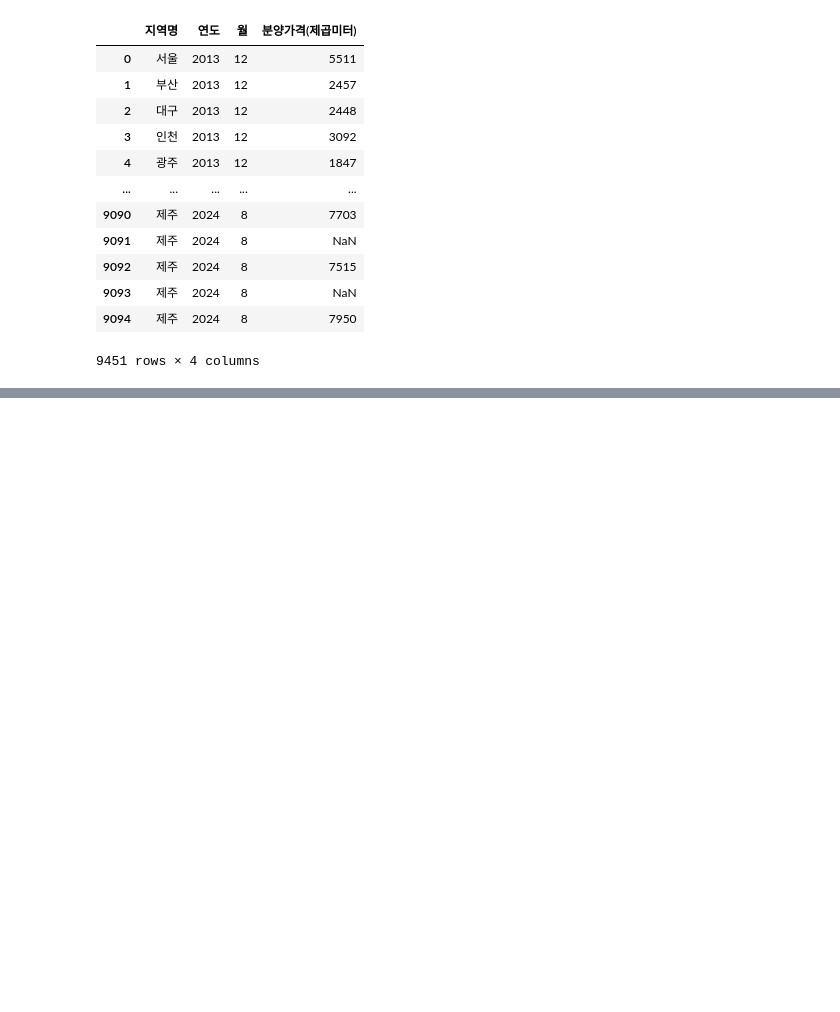
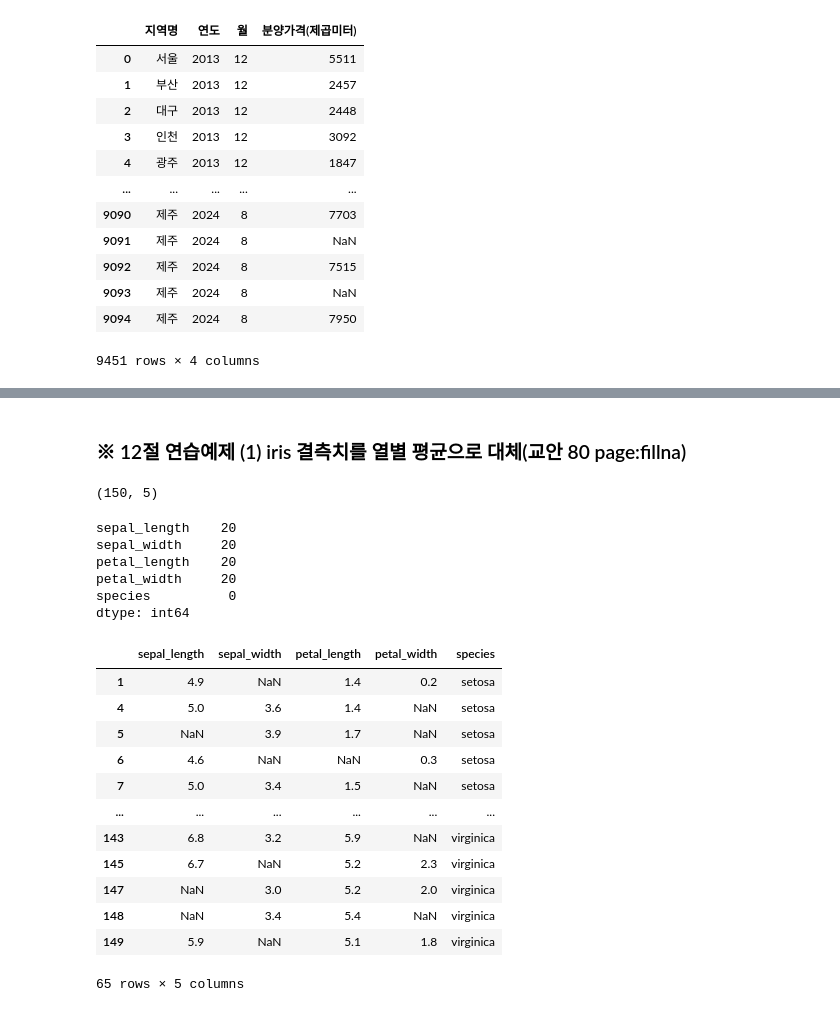
Before and after one commit to seungdobaek/ai_x, a Jupyter notebook: source/01_python/ch11_데이터프레임과시리즈_9~13절.ipynb, the cells around one changed output, grey strips where cells are left out. Cells and saved outputs as stored; diff of their text form; code cells hidden in the pictures; blank space fills up the shorter version.

```diff
--- a/source/01_python/ch11_데이터프레임과시리즈_9~13절.ipynb
+++ b/source/01_python/ch11_데이터프레임과시리즈_9~13절.ipynb
@@ -656,0 +890,42 @@ pd.concat([new_first, new_last])
+# %% [markdown]
+### ※ 12절 연습예제 (1) iris 결측치를 열별 평균으로 대체(교안 80 page:fillna)
+# %%
+import seaborn as sns
+iris = sns.load_dataset('iris')
+iris.shape
+# %% [output]
+(150, 5)
+# %%
+# 각 열(species 제외)에 결측치 20개씩 랜덤하게 심기
+import random
+for col in range(iris.shape[1]-1):
+    iris.iloc[random.sample(range(150),20), col] = np.nan
+# %%
+iris.isna().sum() #열별 결측치 갯수
+# %% [output]
+sepal_length    20
+sepal_width     20
+petal_length    20
+petal_width     20
+species          0
+dtype: int64
+# %%
+# 결측치가 있는 iris 데이터를 출력
+iris[iris['sepal_length'].isna() |
+     iris['sepal_width'].isna() |
+     iris['petal_length'].isna() |
+     iris['petal_width'].isna()]
+# %% [output]
+|  | sepal_length | sepal_width | petal_length | petal_width | species |
+| 1 | 4.9 | NaN | 1.4 | 0.2 | setosa |
+| 4 | 5.0 | 3.6 | 1.4 | NaN | setosa |
+| 5 | NaN | 3.9 | 1.7 | NaN | setosa |
+| 6 | 4.6 | NaN | NaN | 0.3 | setosa |
+| 7 | 5.0 | 3.4 | 1.5 | NaN | setosa |
+| ... | ... | ... | ... | ... | ... |
+| 143 | 6.8 | 3.2 | 5.9 | NaN | virginica |
+| 145 | 6.7 | NaN | 5.2 | 2.3 | virginica |
+| 147 | NaN | 3.0 | 5.2 | 2.0 | virginica |
+| 148 | NaN | 3.4 | 5.4 | NaN | virginica |
+| 149 | 5.9 | NaN | 5.1 | 1.8 | virginica |
+65 rows × 5 columns
```
Also changed, not shown: parts of 78 cells of this notebook, 3 other files.
